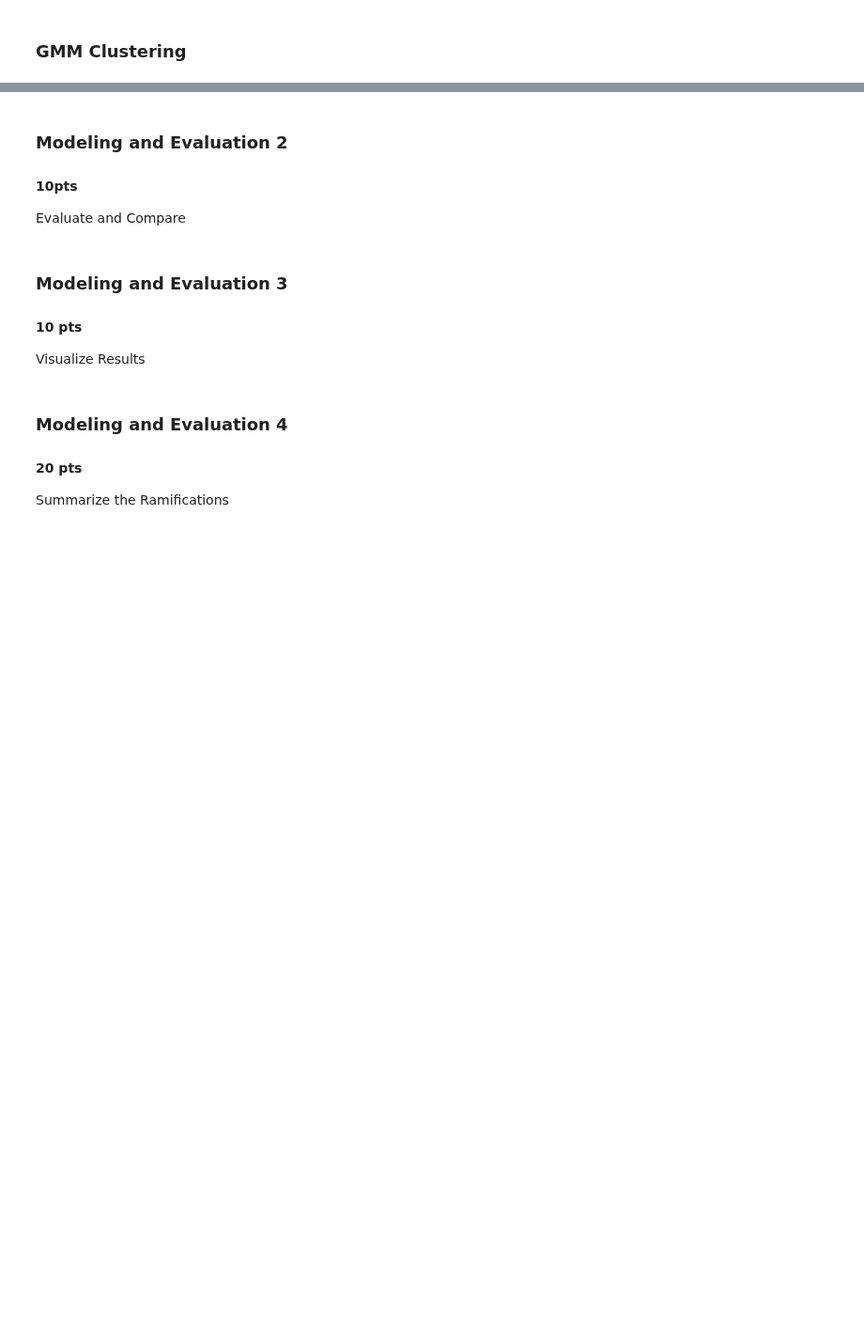
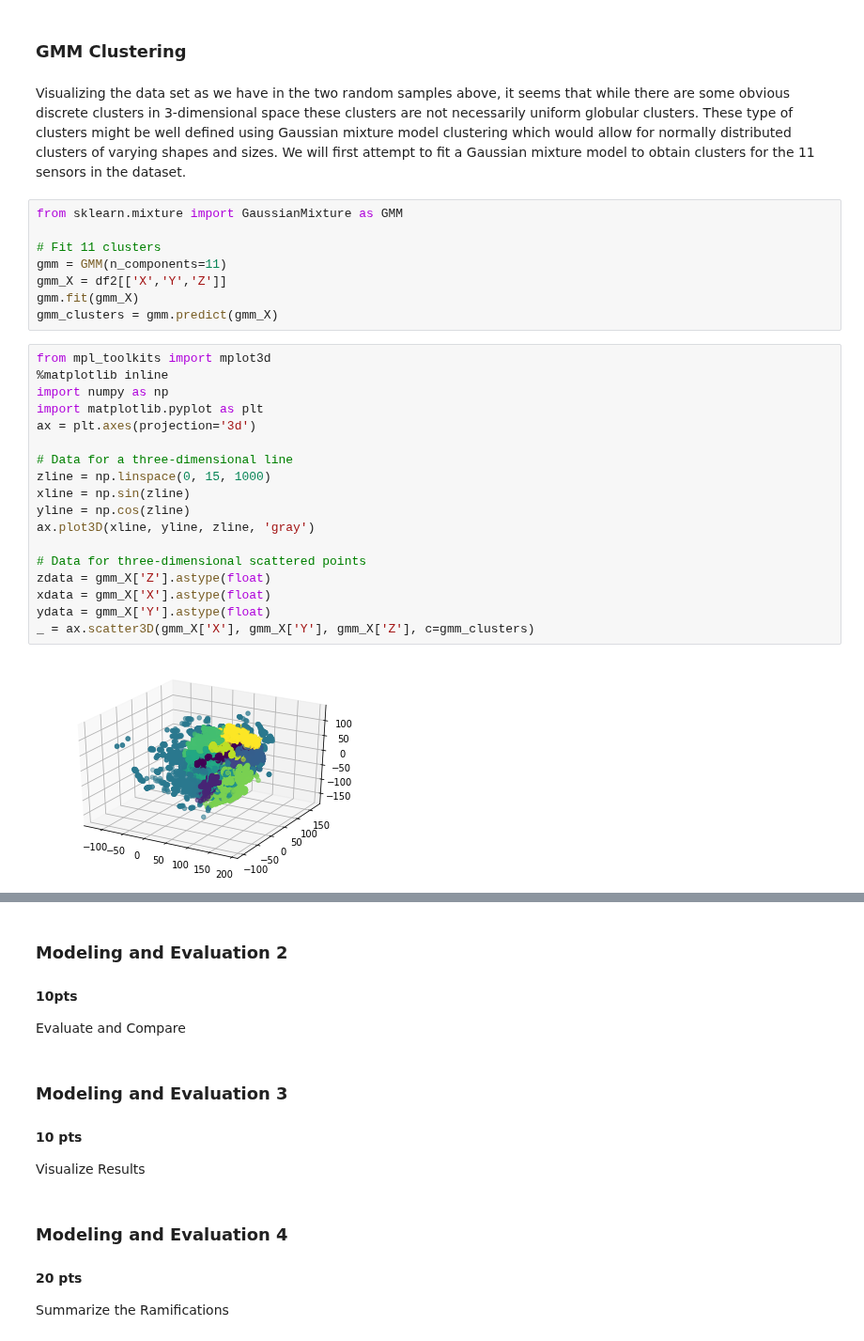
Before and after one commit to cdmorgan103/7331DataMiningNoShow, a Jupyter notebook: LAB3/Lab3.ipynb, the cells around one changed output, grey strips where cells are left out. Shown at 94% size. Drawn from its saved outputs; the diff is of its cells as text; blank space fills up the shorter version.

Commit message:
Initial GMM upload, updated plotly func to print clusters in 3d

```diff
--- a/LAB3/Lab3.ipynb
+++ b/LAB3/Lab3.ipynb
@@ -361,2 +403,32 @@ Train and adjust parameters
 # %% [markdown]
 ### GMM Clustering
+# %% [markdown]
+Visualizing the data set as we have in the two random samples above, it seems that while there are some obvious discrete clusters in 3-dimensional space these clusters are not necessarily uniform globular clusters. These type of clusters might be well defined using Gaussian mixture model clustering which would allow for normally distributed clusters of varying shapes and sizes. We will first attempt to fit a Gaussian mixture model to obtain clusters for the 11 sensors in the dataset.
+# %%
+from sklearn.mixture import GaussianMixture as GMM
+
+# Fit 11 clusters
+gmm = GMM(n_components=11)
+gmm_X = df2[['X','Y','Z']]
+gmm.fit(gmm_X)
+gmm_clusters = gmm.predict(gmm_X)
+# %%
+from mpl_toolkits import mplot3d
+%matplotlib inline
+import numpy as np
+import matplotlib.pyplot as plt
+ax = plt.axes(projection='3d')
+
+# Data for a three-dimensional line
+zline = np.linspace(0, 15, 1000)
+xline = np.sin(zline)
+yline = np.cos(zline)
+ax.plot3D(xline, yline, zline, 'gray')
+
+# Data for three-dimensional scattered points
+zdata = gmm_X['Z'].astype(float)
+xdata = gmm_X['X'].astype(float)
+ydata = gmm_X['Y'].astype(float)
+_ = ax.scatter3D(gmm_X['X'], gmm_X['Y'], gmm_X['Z'], c=gmm_clusters)
+# %% [output]
+[figure, added]
```
Also changed, not shown: parts of 9 cells of this notebook.
